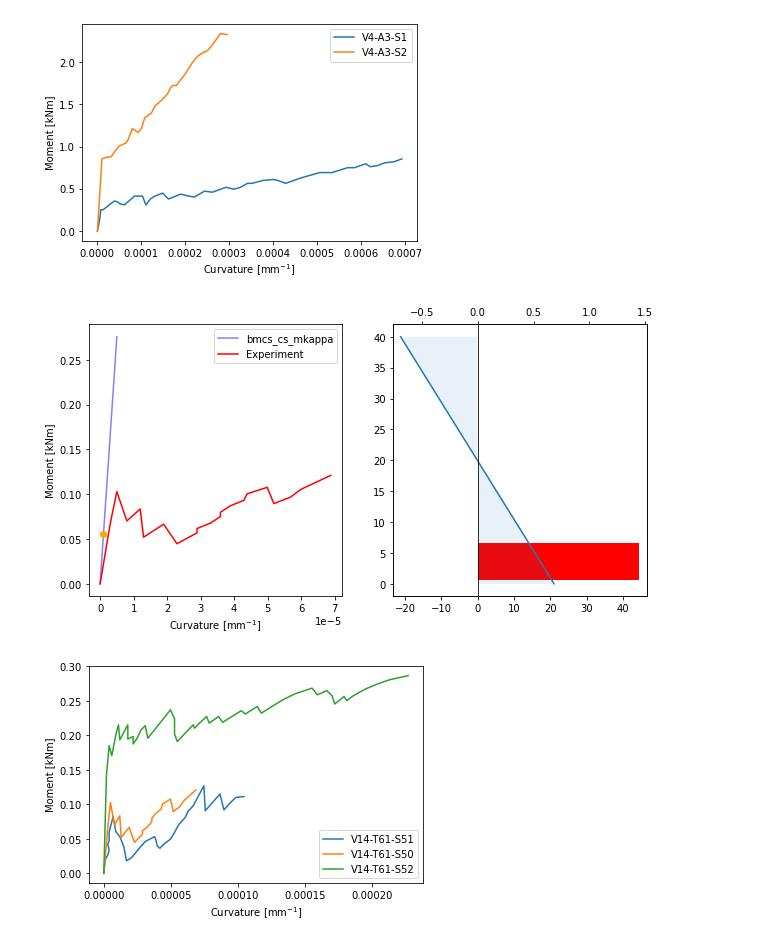
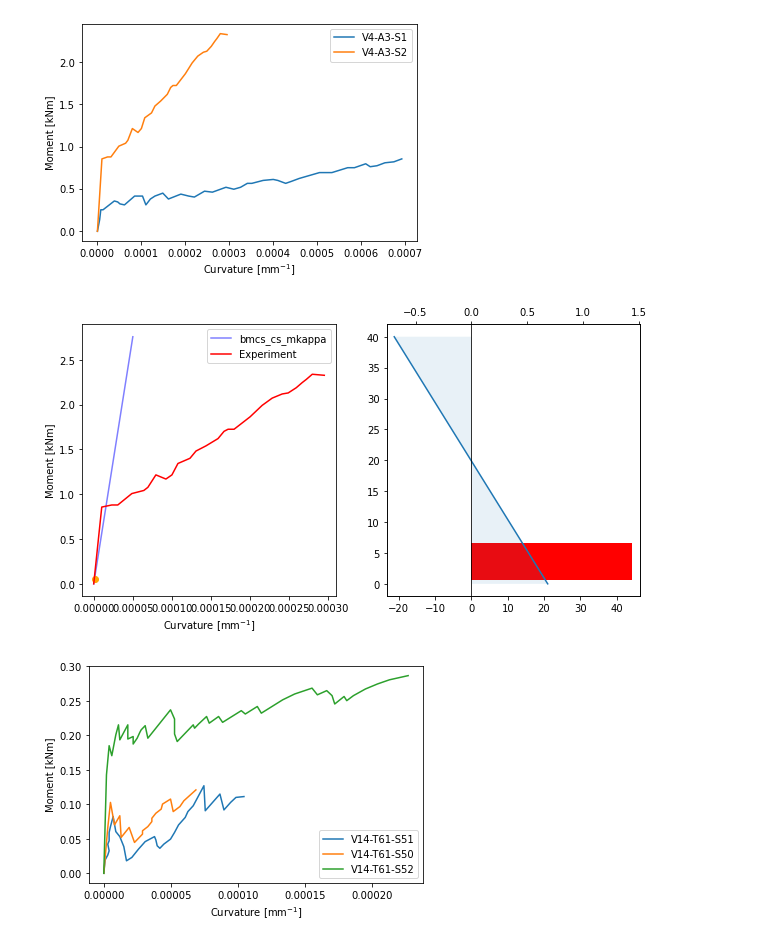
Before and after one commit to rosoba/bmcs_cross_section, a Jupyter notebook: notebooks/mkappa/mkappa_verification.ipynb, the cells around one changed output. Saved outputs shown, nothing was run; the diff lists cells and outputs as text; code cells hidden in the pictures.

```diff
--- a/notebooks/mkappa/mkappa_verification.ipynb
+++ b/notebooks/mkappa/mkappa_verification.ipynb
@@ -198,27 +198,28 @@ plt.legend(); plt.ylabel('Moment [kNm]'); plt.xlabel('Curvature [mm$^{-1}$]');
 # %%
 # V4-A3-S1
 mc = MKappa(n_m=100, n_kappa = 100)
 mc.kappa_slider = 0.000001
 mc.low_kappa = 0
-mc.high_kappa = 5e-6
+mc.high_kappa = 50e-6
+
 map_and_assign_params_for_rectangular_section(mc,
     beta_tu = 190,  # SUPPOSED because it's missing
         b = 300,
         h = 40,
-        E = 34000,
+        E = 34000 ,
         E_s = 74618, # Kett: 70843
         f_sy = 1599, #Kett:1590
         eps_cr = 0.0214, # Ket: 0.0224
         rho = 0.003,
         v_f = 0.015,
         omega = 11.6,
         psi = 20.9,
         mu = 0.63,
         alpha = 0.91,
         lambda_cu = 26.5)
-# plot(mc)
+
 plot_mk_ver(mc, ver_data1)
 # %% [output]
-[figure, old version]
+[figure, new version]
 # %%
 # b)
```
Also changed, not shown: parts of 11 cells of this notebook, 1 other file.
